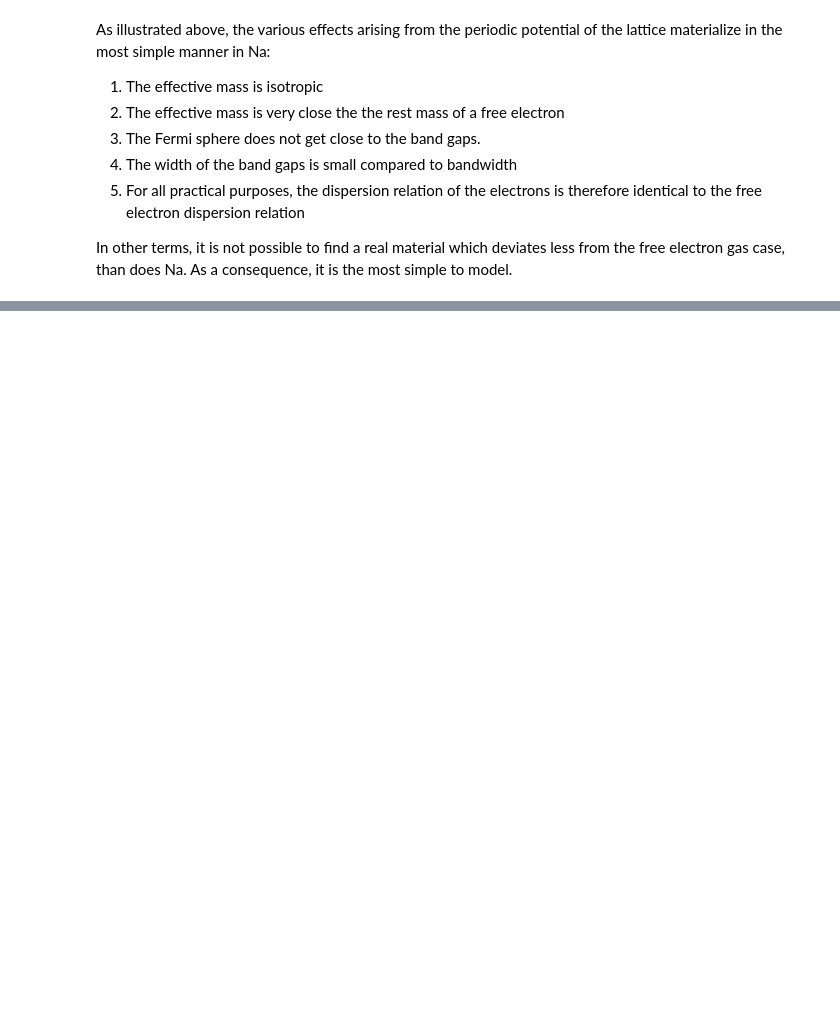
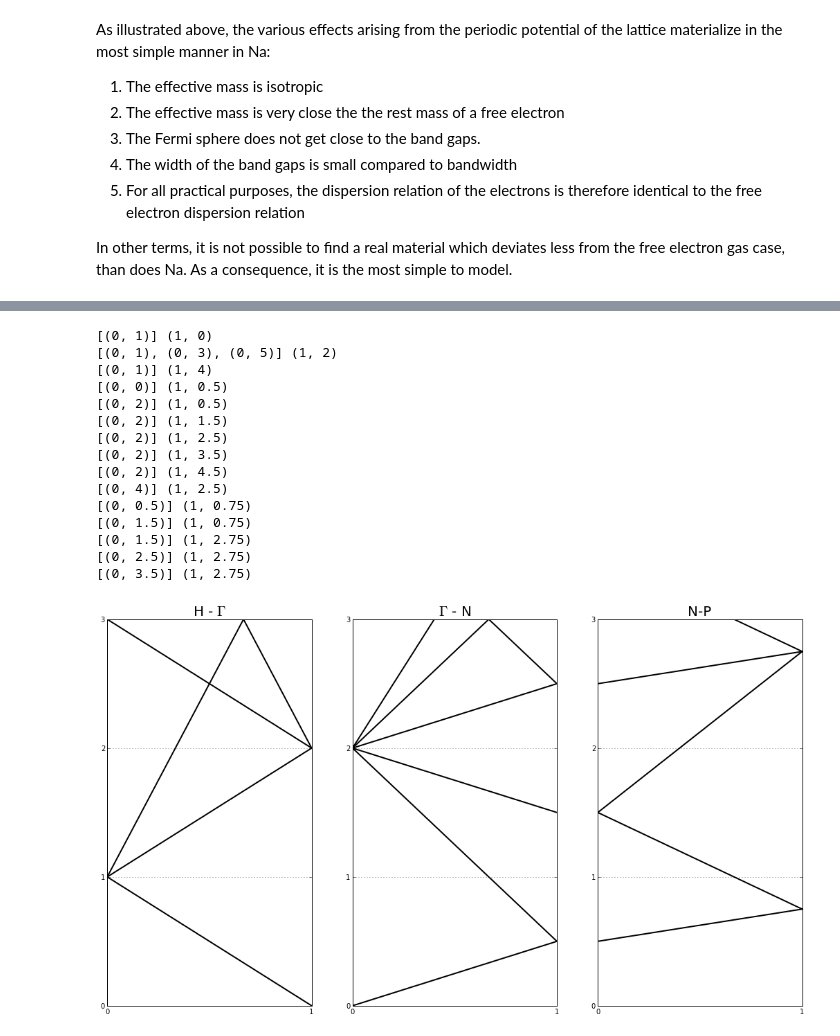
Before and after one commit to maksimovica/CMII, a Jupyter notebook: notebooks/Free_electrons_in_Na.ipynb, the cells around one changed output, grey strips where cells are left out. Drawn from its saved outputs; the diff is of its cells as text; code cells hidden in the pictures; blank space fills up the shorter version.

```diff
--- a/notebooks/Free_electrons_in_Na.ipynb
+++ b/notebooks/Free_electrons_in_Na.ipynb
@@ -51,0 +222,47 @@ In other terms, it is not possible to find a real material which deviates less f
+# %%
+import numpy as np
+
+fig = plt.figure(figsize=(6*3,10))
+ymin = 0
+ymax = 3
+xmin = 0
+xmax = 1
+x_values = np.linspace(0, 1, num=100)
+titles = [r'H - $\Gamma$', r'$\Gamma$ - N', r'N-P']
+
+starts=[[[(0,1)], [(0,1), (0,3), (0,5)], [(0,1)]], [[(0,0)], [(0, 2)], [(0,4)]], [[(0, 0.5)], [(0, 1.5)], [(0, 2.5)], [(0, 3.5)]]]
+ends=[[[(1, 0)], [(1,2)], [(1,4)]],[[(1,0.5)], [(1, 0.5), (1,1.5), (1, 2.5), (1, 3.5), (1, 4.5)], [(1, 2.5)]],[[(1, 0.75)], [(1, 0.75), (1, 2.75)], [(1, 2.75)], [(1, 2.75)]]]
+
+for plot_idx in range(3):
+    axes = fig.add_subplot(1,3,1+plot_idx)
+    for idx, a in enumerate(starts[plot_idx]):
+        for b_elem in ends[plot_idx][idx]:
+            print a, b_elem
+            for a_elem in a:
+                axes.plot(x_values, [a_elem[1]+(b_elem[1]-a_elem[1])*zz for zz in x_values], color='k', linestyle='-', linewidth=2)
+    #axes.set_xlabel('$k$(Angstrom)', fontsize=18)
+    #axes.set_ylabel('$\omega$ (meV)', fontsize=18)
+    axes.set_title(titles[plot_idx], fontsize=20)
+    #axes.legend(loc=2) # upper left corner
+    axes.set_yticks(np.linspace(ymin,ymax,1+ymax-ymin,endpoint=True))
+    axes.set_xticks([0,1])
+    axes.set_ylim([ymin,ymax])
+    axes.set_xlim([xmin,xmax])
+    axes.grid(True)
+# %% [output]
+[(0, 1)] (1, 0)
+[(0, 1), (0, 3), (0, 5)] (1, 2)
+[(0, 1)] (1, 4)
+[(0, 0)] (1, 0.5)
+[(0, 2)] (1, 0.5)
+[(0, 2)] (1, 1.5)
+[(0, 2)] (1, 2.5)
+[(0, 2)] (1, 3.5)
+[(0, 2)] (1, 4.5)
+[(0, 4)] (1, 2.5)
+[(0, 0.5)] (1, 0.75)
+[(0, 1.5)] (1, 0.75)
+[(0, 1.5)] (1, 2.75)
+[(0, 2.5)] (1, 2.75)
+[(0, 3.5)] (1, 2.75)
+[figure, added]
```
Also changed, not shown: parts of 15 cells of this notebook.
